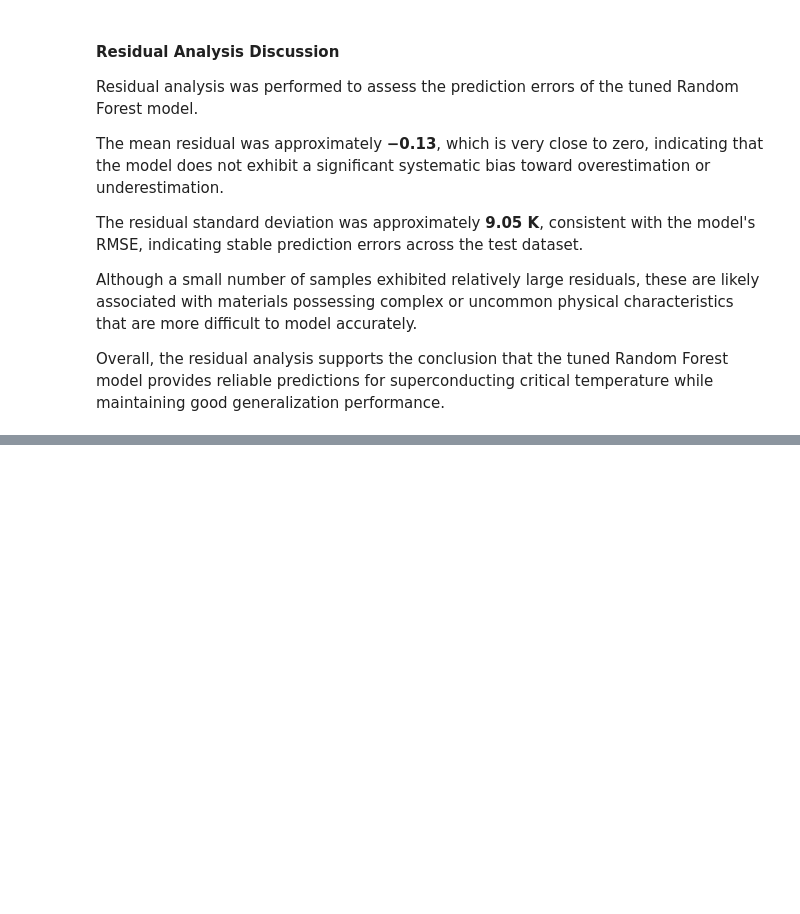
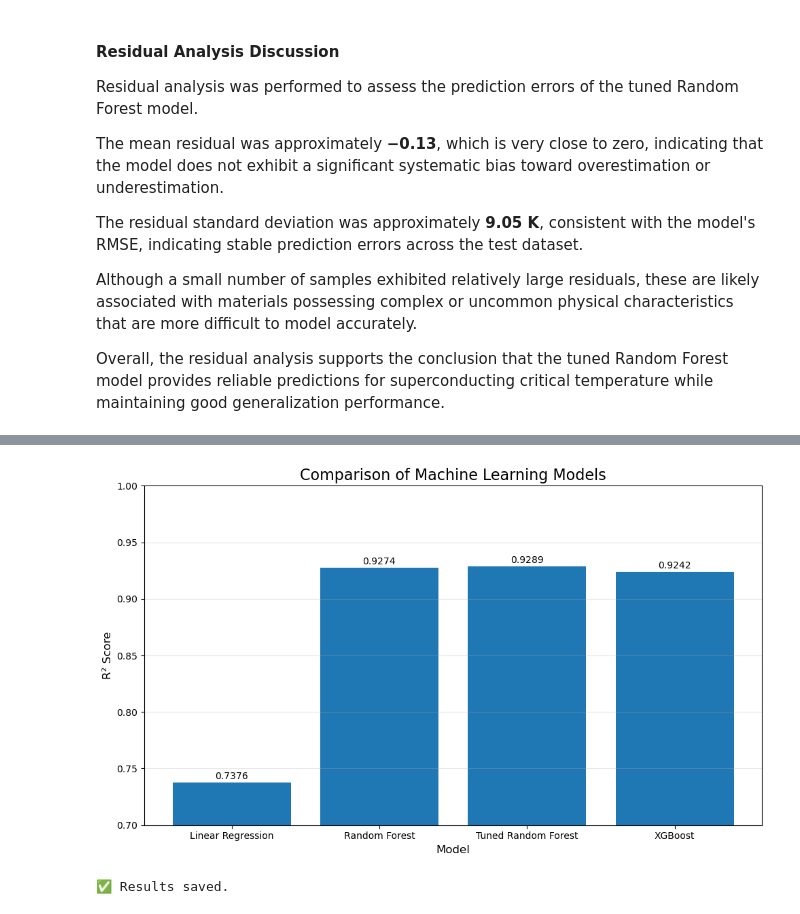
Before and after one commit to yadav-kaveri/Predict-Physical-Quantities-Using-Machine-Learning, a Jupyter notebook: notebooks/Superconductivity_Prediction.ipynb, the cells around one changed output, grey strips where cells are left out. Saved outputs shown, nothing was run; the diff lists cells and outputs as text; code cells hidden in the pictures; blank space fills up the shorter version.

```diff
--- a/notebooks/Superconductivity_Prediction.ipynb
+++ b/notebooks/Superconductivity_Prediction.ipynb
@@ -724,0 +921,49 @@ Overall, the residual analysis supports the conclusion that the tuned Random For
+# %%
+## Comparison Graph
+import matplotlib.pyplot as plt
+
+plt.figure(figsize=(10,6))
+
+bars = plt.bar(results["Model"], results["R² Score"])
+
+plt.title("Comparison of Machine Learning Models", fontsize=16)
+plt.xlabel("Model", fontsize=12)
+plt.ylabel("R² Score", fontsize=12)
+plt.ylim(0.70,1.00)
+
+for bar in bars:
+    y = bar.get_height()
+    plt.text(
+        bar.get_x()+bar.get_width()/2,
+        y+0.003,
+        f"{y:.4f}",
+        ha="center",
+        fontsize=10
+    )
+
+plt.grid(axis="y", alpha=0.3)
+
+plt.tight_layout()
+
+plt.savefig(
+    "../figures/model_comparison.png",
+    dpi=300,
+    bbox_inches="tight"
+)
+
+plt.show()
+# %% [output]
+[figure, added]
+# %%
+import os
+
+os.makedirs("../results", exist_ok=True)
+
+results.to_csv(
+    "../results/model_performance.csv",
+    index=False
+)
+
+print("✅ Results saved.")
+# %% [output]
+✅ Results saved.
```
Also changed, not shown: parts of 26 cells of this notebook, 9 other files.
